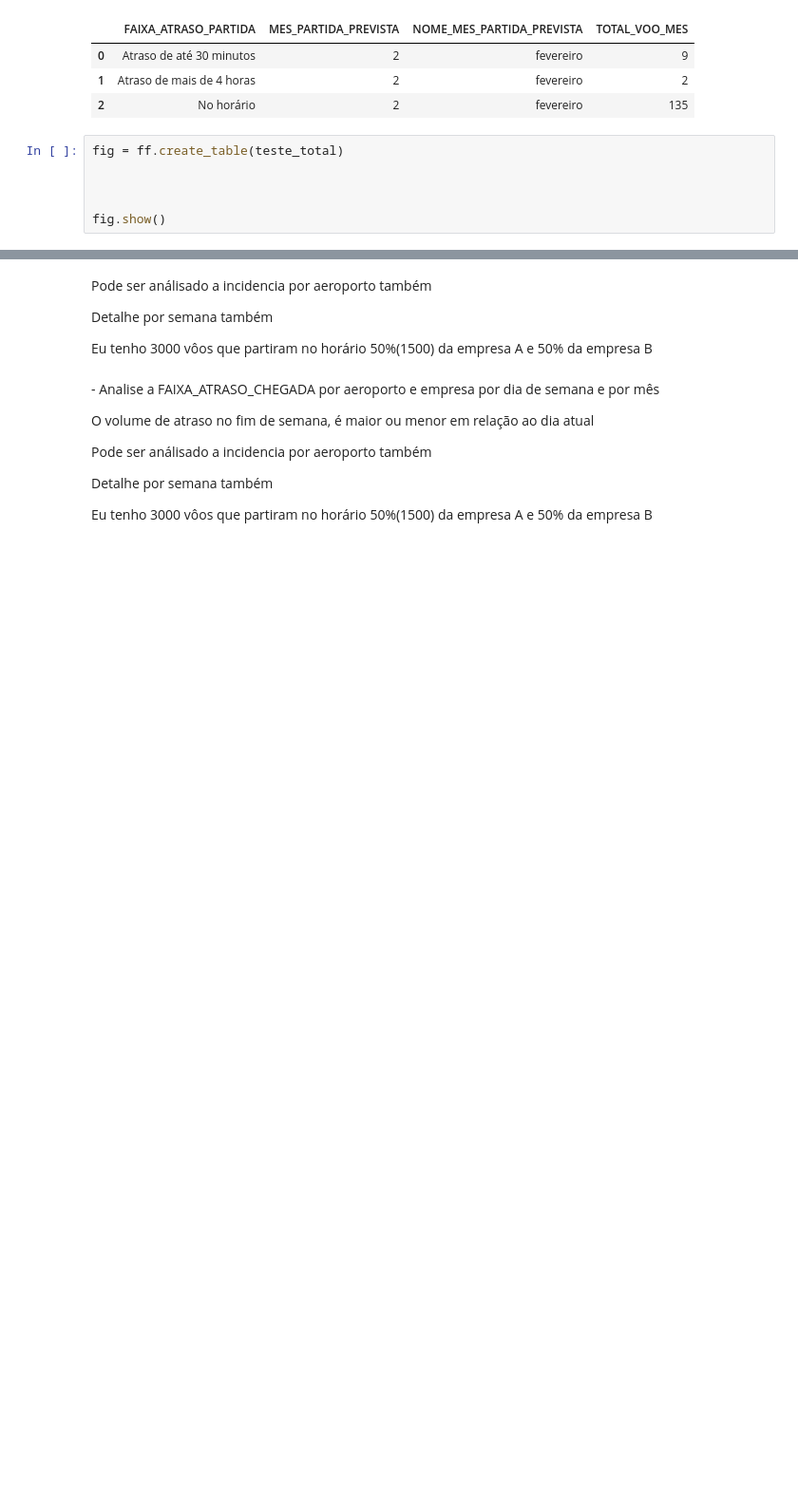
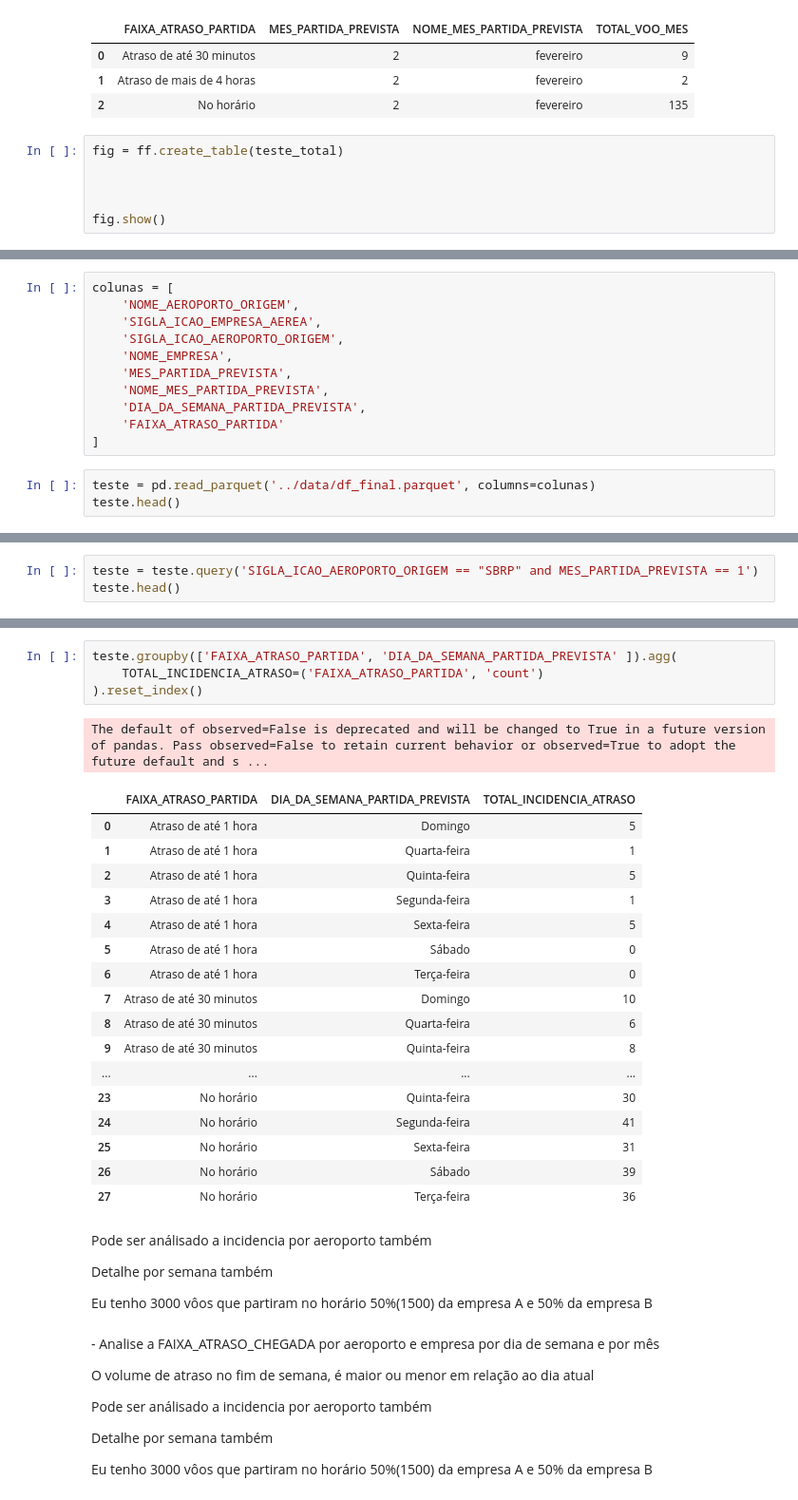
Before and after one commit to rodrigorocha1/dashboard_dados_voos_python, a Jupyter notebook: notebooks/visualizacoes.ipynb, the cells around one changed output, grey strips where cells are left out. Shown: that part at 95% size. Cells and saved outputs as stored; diff of their text form; blank space fills up the shorter version.

```diff
--- a/notebooks/visualizacoes.ipynb
+++ b/notebooks/visualizacoes.ipynb
@@ -953,0 +973,14 @@ NameError: name 'fi' is not defined
+# %%
+colunas = [
+    'NOME_AEROPORTO_ORIGEM',
+    'SIGLA_ICAO_EMPRESA_AEREA',
+    'SIGLA_ICAO_AEROPORTO_ORIGEM',
+    'NOME_EMPRESA',
+    'MES_PARTIDA_PREVISTA',
+    'NOME_MES_PARTIDA_PREVISTA',
+    'DIA_DA_SEMANA_PARTIDA_PREVISTA',
+    'FAIXA_ATRASO_PARTIDA'
+]
+# %%
+teste = pd.read_parquet('../data/df_final.parquet', columns=colunas)
+teste.head()
@@ -953,0 +996,3 @@ NameError: name 'fi' is not defined
+# %%
+teste = teste.query('SIGLA_ICAO_AEROPORTO_ORIGEM == "SBRP" and MES_PARTIDA_PREVISTA == 1')
+teste.head()
@@ -954,3 +1019,26 @@ NameError: name 'fi' is not defined
+# %%
+teste.groupby(['FAIXA_ATRASO_PARTIDA', 'DIA_DA_SEMANA_PARTIDA_PREVISTA' ]).agg(
+    TOTAL_INCIDENCIA_ATRASO=('FAIXA_ATRASO_PARTIDA', 'count')
+).reset_index()
+# %% [output]
+The default of observed=False is deprecated and will be changed to True in a future version of pandas. Pass observed=False to retain current behavior or observed=True to adopt the future default and s ...
+|  | FAIXA_ATRASO_PARTIDA | DIA_DA_SEMANA_PARTIDA_PREVISTA | TOTAL_INCIDENCIA_ATRASO |
+| 0 | Atraso de até 1 hora | Domingo | 5 |
+| 1 | Atraso de até 1 hora | Quarta-feira | 1 |
+| 2 | Atraso de até 1 hora | Quinta-feira | 5 |
+| 3 | Atraso de até 1 hora | Segunda-feira | 1 |
+| 4 | Atraso de até 1 hora | Sexta-feira | 5 |
+| 5 | Atraso de até 1 hora | Sábado | 0 |
+| 6 | Atraso de até 1 hora | Terça-feira | 0 |
+| 7 | Atraso de até 30 minutos | Domingo | 10 |
+| 8 | Atraso de até 30 minutos | Quarta-feira | 6 |
+| 9 | Atraso de até 30 minutos | Quinta-feira | 8 |
+| ... | ... | ... | ... |
+| 23 | No horário | Quinta-feira | 30 |
+| 24 | No horário | Segunda-feira | 41 |
+| 25 | No horário | Sexta-feira | 31 |
+| 26 | No horário | Sábado | 39 |
+| 27 | No horário | Terça-feira | 36 |
 # %% [markdown]
 <p> Pode ser análisado a incidencia por aeroporto também</p>
 <p>Detalhe por semana também</p>
```
Also changed, not shown: parts of 8 cells of this notebook, 2 other files.
